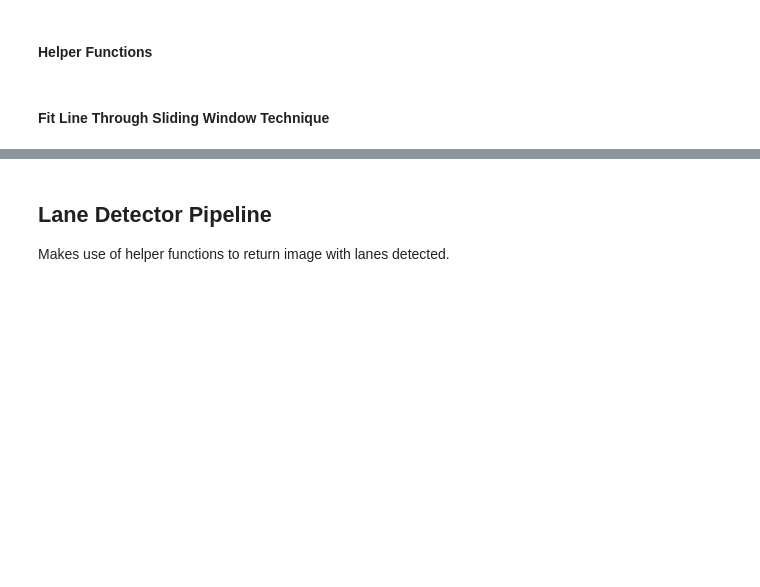
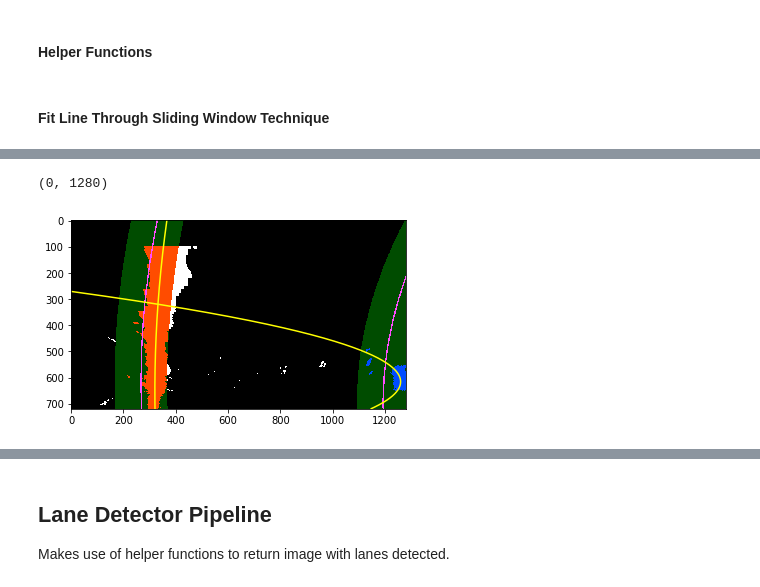
Before and after one commit to laygond/Advance-Lane-Detection, a Jupyter notebook: demo.ipynb, the cells around one changed output, grey strips where cells are left out. Drawn from its saved outputs; the diff is of its cells as text; code cells hidden in the pictures; blank space fills up the shorter version.

```diff
--- a/demo.ipynb
+++ b/demo.ipynb
@@ -537,0 +559,17 @@ plt.imshow(result)
+# %%
+# Find pixels and Draw (Around Previous lane fit)
+left_lane_pts, right_lane_pts = find_lane_pixels_around_poly(next_frame, left_fit, right_fit)
+previous_fit_pts = (left_fitx, right_fitx, ploty)
+img_out = draw_lane_pixels_around_poly(next_frame, left_lane_pts, right_lane_pts, previous_fit_pts)
+
+# Get Line Fit
+new_left_fit, new_right_fit, new_left_fitx, new_right_fitx, ploty = fit_polynomial(height, left_lane_pts, right_lane_pts)
+
+# Display
+plt.imshow(img_out)
+plt.plot(new_left_fitx, ploty , color='yellow')
+plt.plot(new_right_fitx, ploty, color='yellow')
+plt.xlim(0, width)
+# %% [output]
+(0, 1280)
+[figure, added]
```
Also changed, not shown: parts of 20 cells of this notebook, 1 other file.
